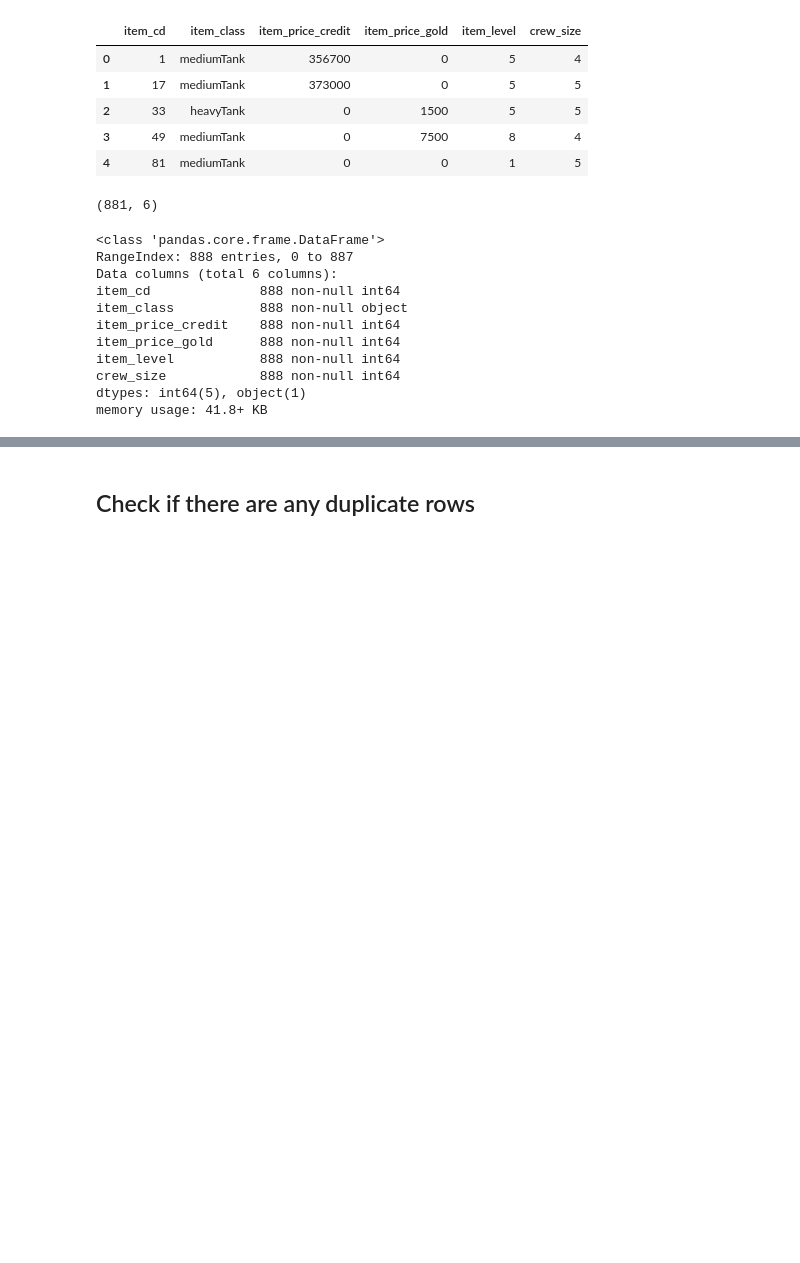
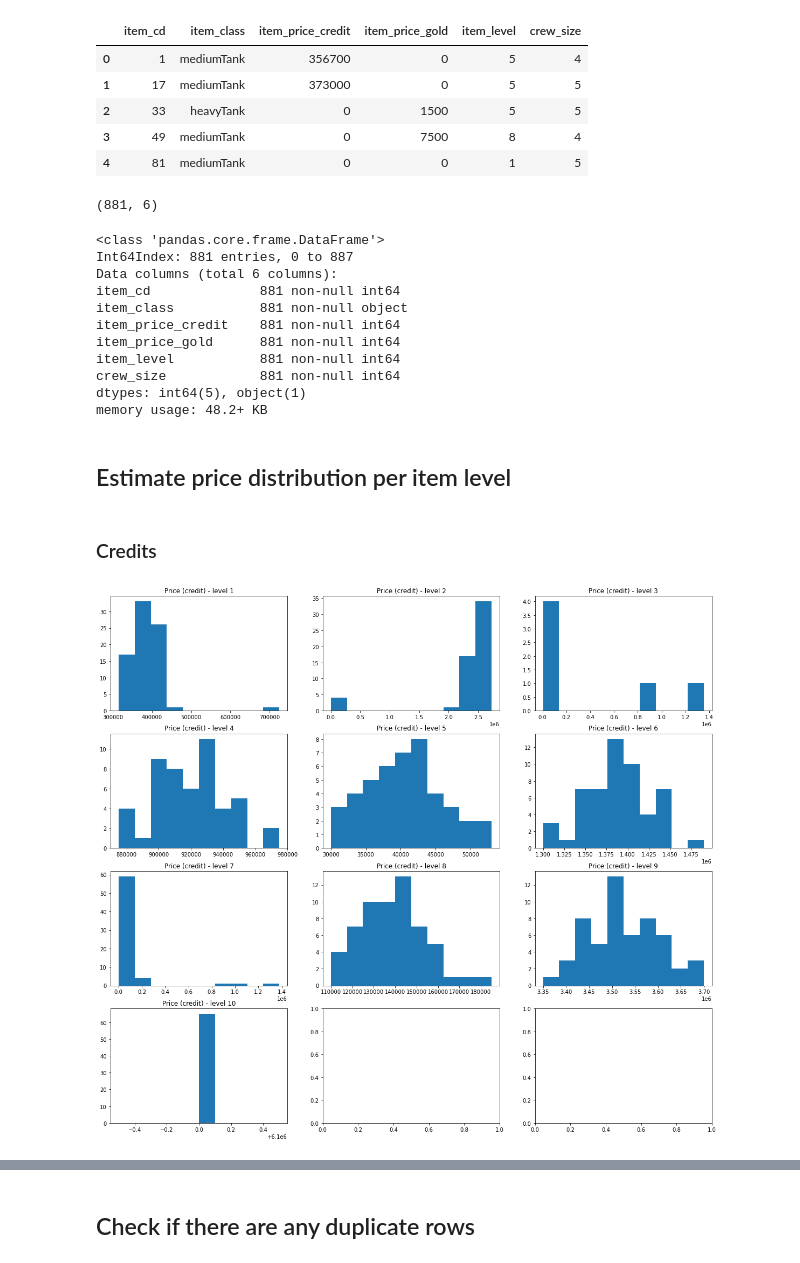
Before and after one commit to Egorka1/WG_Forge, a Jupyter notebook: WGProject.ipynb, the cells around one changed output, grey strips where cells are left out. Saved outputs shown, nothing was run; the diff lists cells and outputs as text; code cells hidden in the pictures; blank space fills up the shorter version.

```diff
--- a/WGProject.ipynb
+++ b/WGProject.ipynb
@@ -67,16 +67,38 @@ catalog.shape
 # %% [output]
 (881, 6)
 # %%
-catalog.info()
+new_catalog.info()
 # %% [output]
 <class 'pandas.core.frame.DataFrame'>
-RangeIndex: 888 entries, 0 to 887
+Int64Index: 881 entries, 0 to 887
 Data columns (total 6 columns):
-item_cd              888 non-null int64
-item_class           888 non-null object
-item_price_credit    888 non-null int64
-item_price_gold      888 non-null int64
-item_level           888 non-null int64
-crew_size            888 non-null int64
+item_cd              881 non-null int64
+item_class           881 non-null object
+item_price_credit    881 non-null int64
+item_price_gold      881 non-null int64
+item_level           881 non-null int64
+crew_size            881 non-null int64
 dtypes: int64(5), object(1)
-memory usage: 41.8+ KB
+memory usage: 48.2+ KB
+# %% [markdown]
+## Estimate price distribution per item level
+# %%
+def disp_price_distr(data, levels, price_type):
+    fig, axes = plt.subplots(nrows=4, ncols=3, figsize=(20, 18))
+    axes = axes.ravel()
+
+    for index, level in enumerate(levels):
+        axes[index].hist(data[data['item_level'] == level]['item_price_' + price_type],
+                         bins=10);
+        axes[index].set_title('Price (' + price_type + ') - level ' + str(index + 1))
+
+    fig.savefig(price_type + '_dist.tiff', bbox_inches = 'tight')
+# %% [markdown]
+### Credits
+# %%
+# Price distribution (in credits) per tank level
+levels = catalog['item_level'].unique()
+
+disp_price_distr(catalog[catalog['item_price_credit'] > 1], levels, 'credit')
+# %% [output]
+[figure, added]
```
Also changed, not shown: parts of 40 cells of this notebook.
